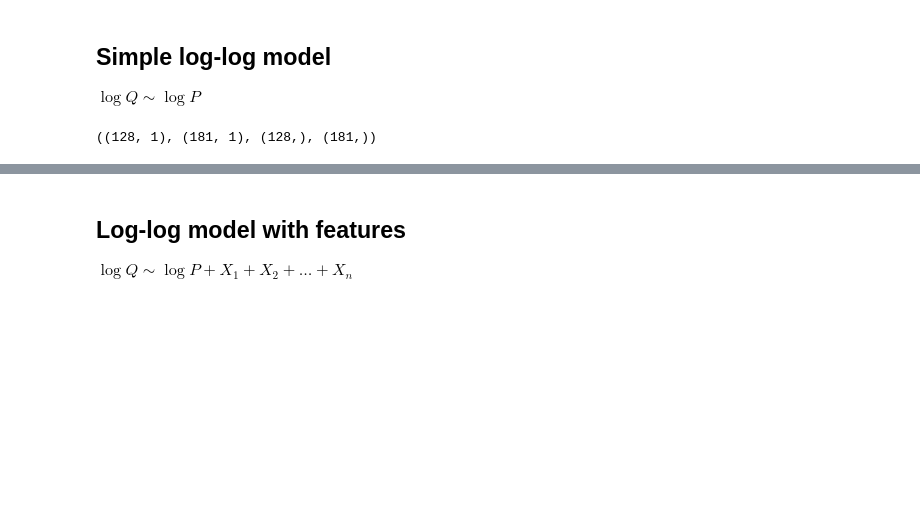
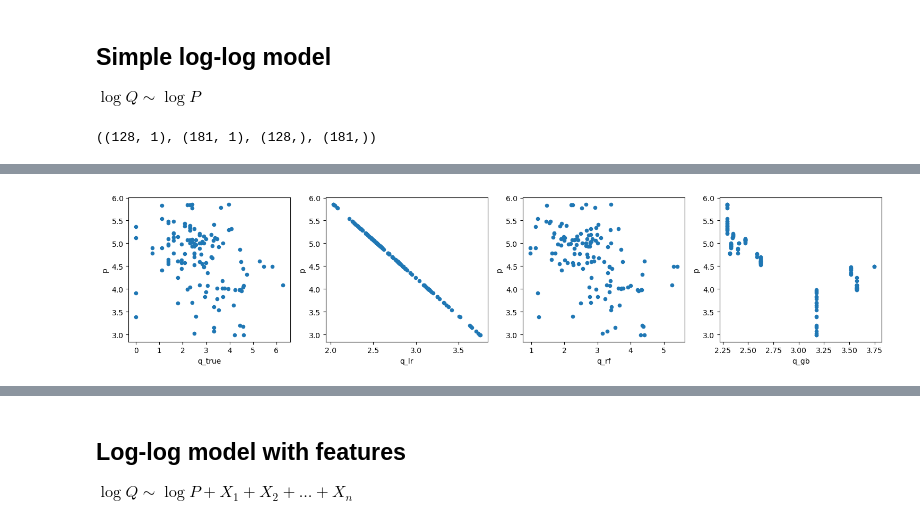
Before and after one commit to oneoffcoder/books, a Jupyter notebook: sphinx/datascience/source/elasticity-pricing.ipynb, the cells around one changed output, grey strips where cells are left out. Drawn from its saved outputs; the diff is of its cells as text; code cells hidden in the pictures; blank space fills up the shorter version.

```diff
--- a/sphinx/datascience/source/elasticity-pricing.ipynb
+++ b/sphinx/datascience/source/elasticity-pricing.ipynb
@@ -157 +160,24 @@ pd.DataFrame([get_performance(y_tr, m.predict(X_tr), y_te, m.predict(X_te))
 | GBT | 24.513070 | 22.900274 | 0.045819 | 0.080920 | 0.385648 | 0.535421 | 0.721636 | 0.760402 |
+# %%
+simple_loglog_lr, simple_loglog_rf, simple_loglog_gb = models
+# %%
+import matplotlib.pyplot as plt
+
+fig, ax = plt.subplots(1, 4, figsize=(15, 3.5))
+
+_df1 = pd.DataFrame({
+    'p': X_tr['unit_price'].values,
+    'q_true': y_tr.values,
+    'q_lr': simple_loglog_lr.predict(X_tr),
+    'q_rf': simple_loglog_rf.predict(X_tr),
+    'q_gb': simple_loglog_gb.predict(X_tr)
+})
+
+_df1.plot(kind='scatter', x='q_true', y='p', ax=ax[0])
+_df1.plot(kind='scatter', x='q_lr', y='p', ax=ax[1])
+_df1.plot(kind='scatter', x='q_rf', y='p', ax=ax[2])
+_df1.plot(kind='scatter', x='q_gb', y='p', ax=ax[3])
+
+fig.tight_layout()
+# %% [output]
+[figure, added]
```
Also changed, not shown: parts of 15 cells of this notebook.
